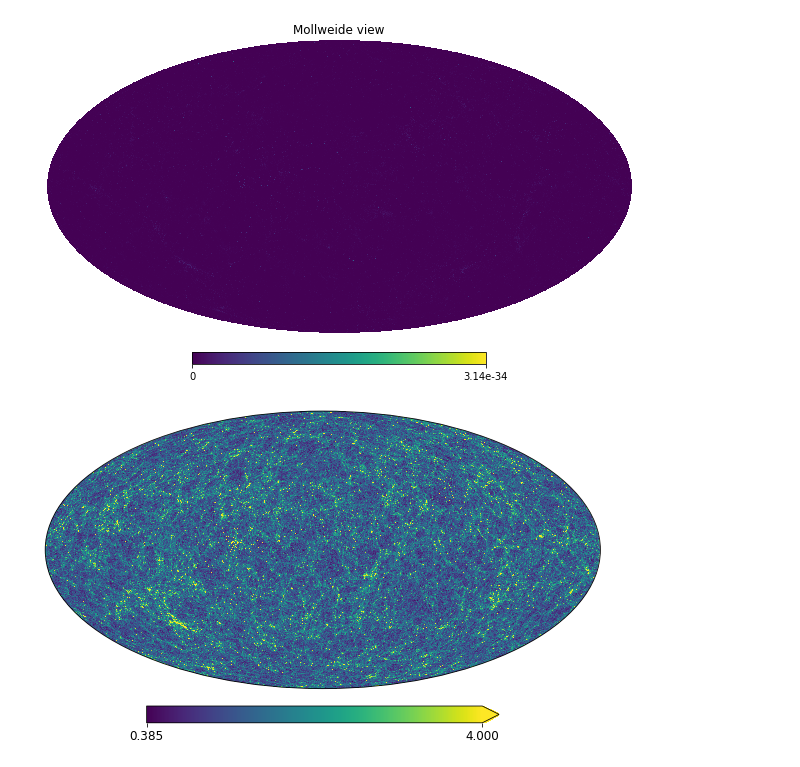
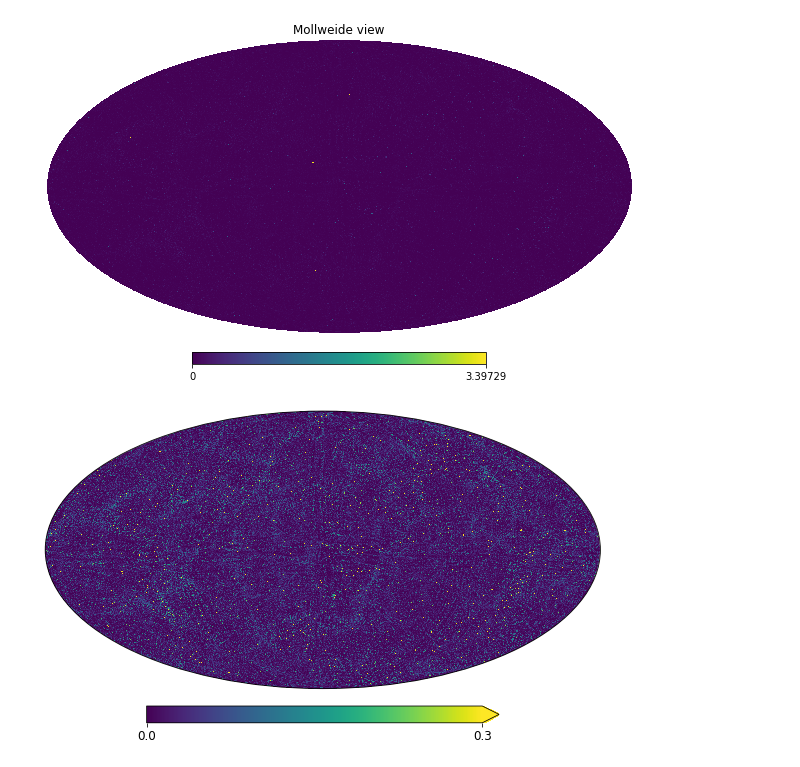
Before and after one commit to wurdahl/kSZfromPC, a Jupyter notebook: Opening-FITS.ipynb, the cells around one changed output. Cells and saved outputs as stored; diff of their text form; code cells hidden in the pictures.

```diff
--- a/Opening-FITS.ipynb
+++ b/Opening-FITS.ipynb
@@ -31,9 +30,9 @@ plt.hist(kSZ,bins = np.linspace(-1*10**-6,1*10**-6));
 # %%
-convergence = hp.read_map("MAPS/convergence_NS_384_R_256_P_768.fits")
+convergence = hp.read_map("MAPS/convergence_NS_128_R_512_P_128.fits")
 hp.mollview(convergence,xsize=3200)
 # %% [output]
 [figure]
 # %%
-hp.newvisufunc.projview(convergence,max=4,xsize=3200);
+hp.newvisufunc.projview(convergence,max=.3,xsize=3200);
 # %% [output]
-[figure, old version]
+[figure, new version]
```
Also changed, not shown: parts of 8 cells of this notebook, 5 other files.
